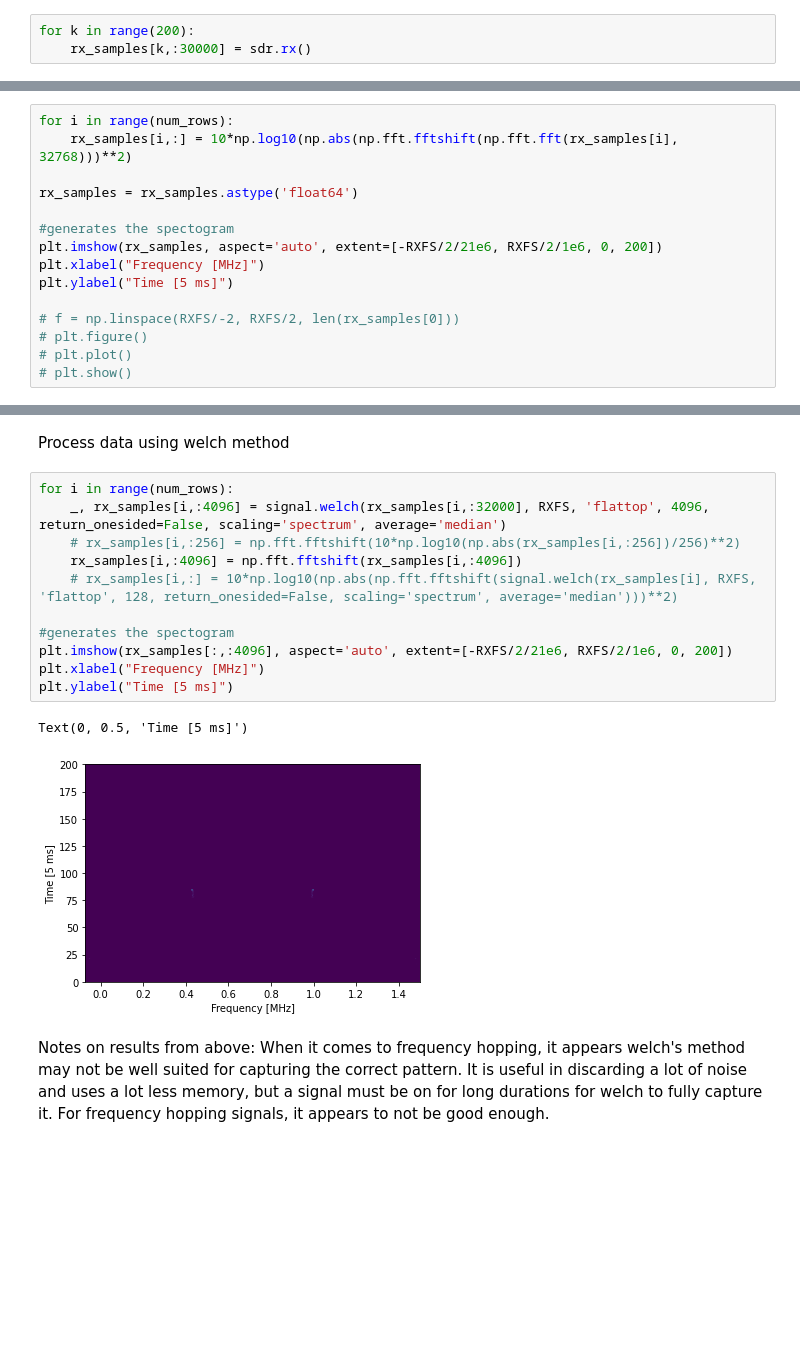
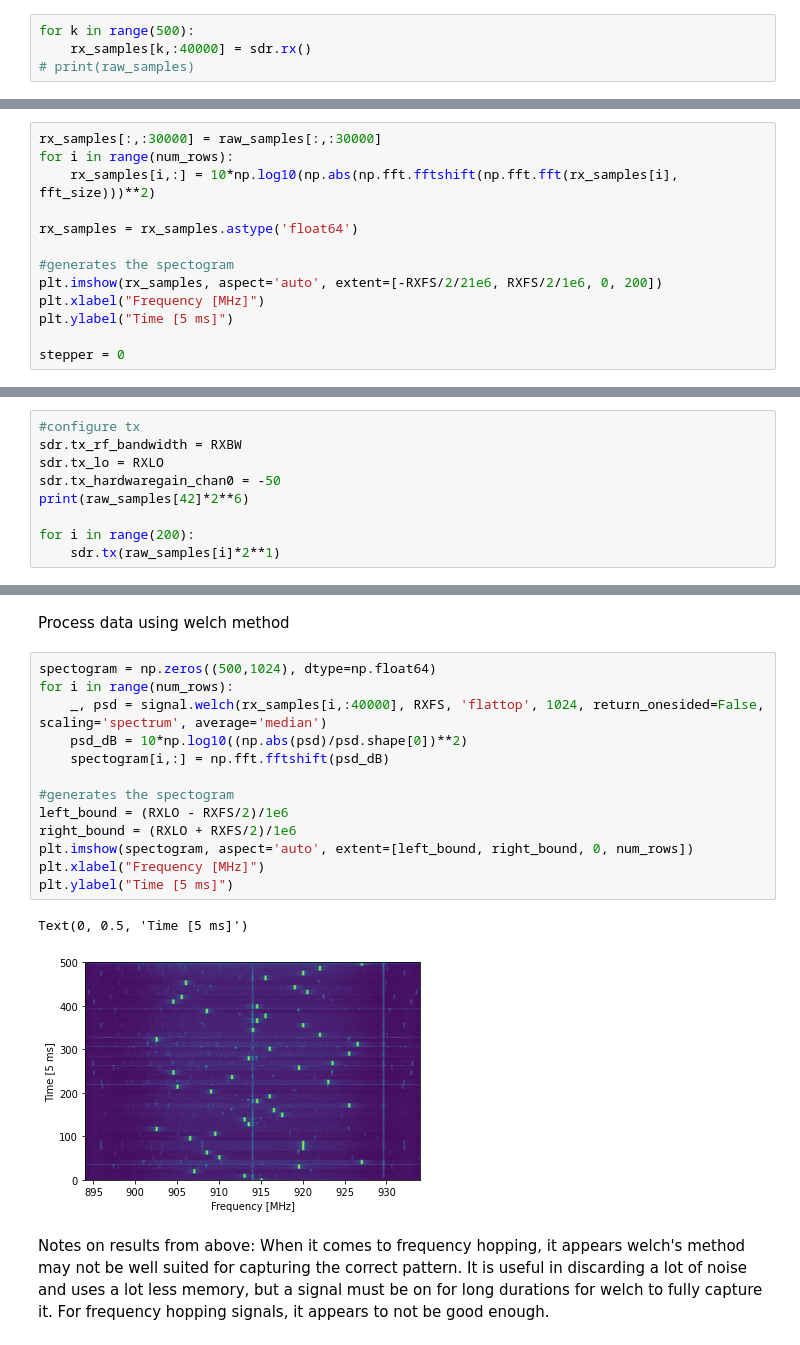
Before and after one commit to jorgejc2/PlutoSDR, a Jupyter notebook: spectogram.ipynb, the cells around one changed output, grey strips where cells are left out. Drawn from its saved outputs; the diff is of its cells as text; blank space fills up the shorter version.

```diff
--- a/spectogram.ipynb
+++ b/spectogram.ipynb
@@ -48,14 +51,16 @@ t = np.arange(int(sdr.rx_buffer_size*num_rows))/RXFS
 # %% [markdown]
 Collect samples
 # %%
-for k in range(200):
-    rx_samples[k,:30000] = sdr.rx()
+for k in range(500):
+    rx_samples[k,:40000] = sdr.rx()
+# print(raw_samples)
 # %% [markdown]
 Process data using fft method
 NOTE: Can only use fft or welch method once since the collected data is altered. New samples must be recollected if choosing running another method
 # %%
+rx_samples[:,:30000] = raw_samples[:,:30000]
 for i in range(num_rows):
-    rx_samples[i,:] = 10*np.log10(np.abs(np.fft.fftshift(np.fft.fft(rx_samples[i], 32768)))**2)
+    rx_samples[i,:] = 10*np.log10(np.abs(np.fft.fftshift(np.fft.fft(rx_samples[i], fft_size)))**2)
 
 rx_samples = rx_samples.astype('float64')
 
@@ -64,8 +69,5 @@ plt.imshow(rx_samples, aspect='auto', extent=[-RXFS/2/21e6, RXFS/2/1e6, 0, 200])
 plt.xlabel("Frequency [MHz]")
 plt.ylabel("Time [5 ms]")
 
-# f = np.linspace(RXFS/-2, RXFS/2, len(rx_samples[0]))
-# plt.figure()
-# plt.plot()
-# plt.show()
+stepper = 0
 # %% [output]
@@ -73,0 +88,9 @@ Text(0, 0.5, 'Time [5 ms]')
+# %%
+#configure tx
+sdr.tx_rf_bandwidth = RXBW
+sdr.tx_lo = RXLO
+sdr.tx_hardwaregain_chan0 = -50
+print(raw_samples[42]*2**6)
+
+for i in range(200):
+    sdr.tx(raw_samples[i]*2**1)
@@ -74,19 +100,21 @@ Text(0, 0.5, 'Time [5 ms]')
 # %% [markdown]
 Process data using welch method
 # %%
+spectogram = np.zeros((500,1024), dtype=np.float64)
 for i in range(num_rows):
-    _, rx_samples[i,:4096] = signal.welch(rx_samples[i,:32000], RXFS, 'flattop', 4096, return_onesided=False, scaling='spectrum', average='median')
-    # rx_samples[i,:256] = np.fft.fftshift(10*np.log10(np.abs(rx_samples[i,:256])/256)**2)
-    rx_samples[i,:4096] = np.fft.fftshift(rx_samples[i,:4096])
-    # rx_samples[i,:] = 10*np.log10(np.abs(np.fft.fftshift(signal.welch(rx_samples[i], RXFS, 'flattop', 128, return_onesided=False, scaling='spectrum', average='median')))**2)
+    _, psd = signal.welch(rx_samples[i,:40000], RXFS, 'flattop', 1024, return_onesided=False, scaling='spectrum', average='median')
+    psd_dB = 10*np.log10((np.abs(psd)/psd.shape[0])**2)
+    spectogram[i,:] = np.fft.fftshift(psd_dB)
 
 #generates the spectogram
-plt.imshow(rx_samples[:,:4096], aspect='auto', extent=[-RXFS/2/21e6, RXFS/2/1e6, 0, 200])
+left_bound = (RXLO - RXFS/2)/1e6
+right_bound = (RXLO + RXFS/2)/1e6
+plt.imshow(spectogram, aspect='auto', extent=[left_bound, right_bound, 0, num_rows])
 plt.xlabel("Frequency [MHz]")
 plt.ylabel("Time [5 ms]")
 # %% [output]
 Text(0, 0.5, 'Time [5 ms]')
-[figure, old version]
+[figure, new version]
 # %% [markdown]
 Notes on results from above:
 When it comes to frequency hopping, it appears welch's method may not be well suited for capturing the correct pattern. It is useful in discarding a lot of noise and uses a lot less memory, but a signal must be on for long durations for welch to fully capture it. For frequency hopping signals, it appears to not be good enough.
```
Also changed, not shown: parts of 6 cells of this notebook, 4 other files.
